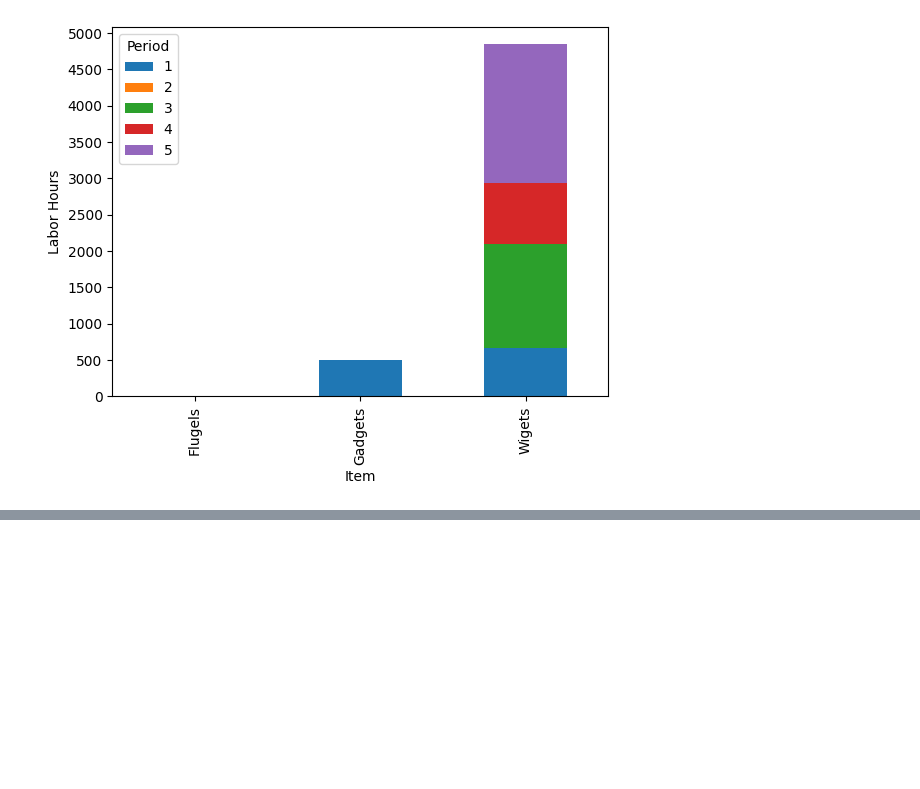
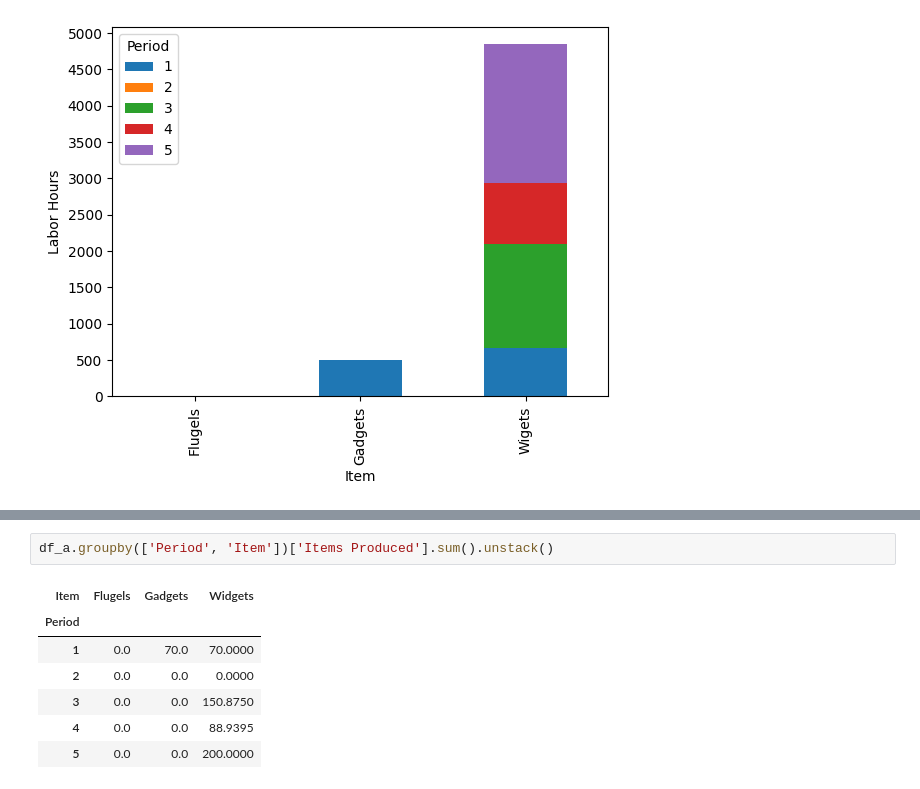
Before and after one commit to robords/msds460_final, a Jupyter notebook: Graphics.ipynb, the cells around one changed output, grey strips where cells are left out. Cells and saved outputs as stored; diff of their text form; blank space fills up the shorter version.

```diff
--- a/Graphics.ipynb
+++ b/Graphics.ipynb
@@ -131,0 +158,10 @@ plt.show()
+# %%
+df_a.groupby(['Period', 'Item'])['Items Produced'].sum().unstack()
+# %% [output]
+| Item | Flugels | Gadgets | Widgets |
+| Period |  |  |  |
+| 1 | 0.0 | 70.0 | 70.0000 |
+| 2 | 0.0 | 0.0 | 0.0000 |
+| 3 | 0.0 | 0.0 | 150.8750 |
+| 4 | 0.0 | 0.0 | 88.9395 |
+| 5 | 0.0 | 0.0 | 200.0000 |
```
Also changed, not shown: parts of 2 cells of this notebook, 4 other files.
